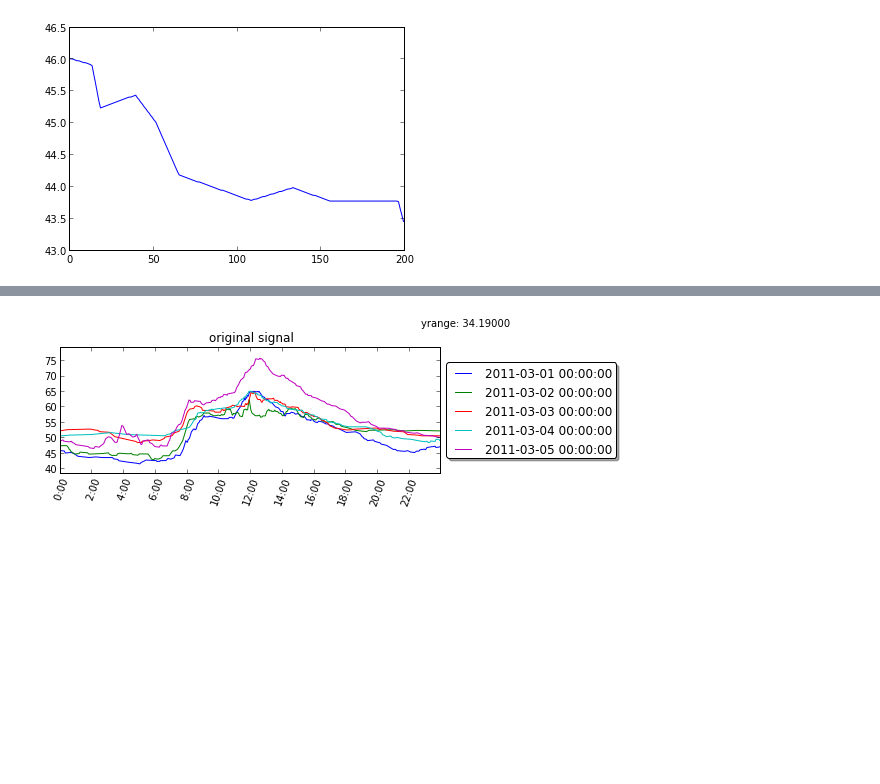
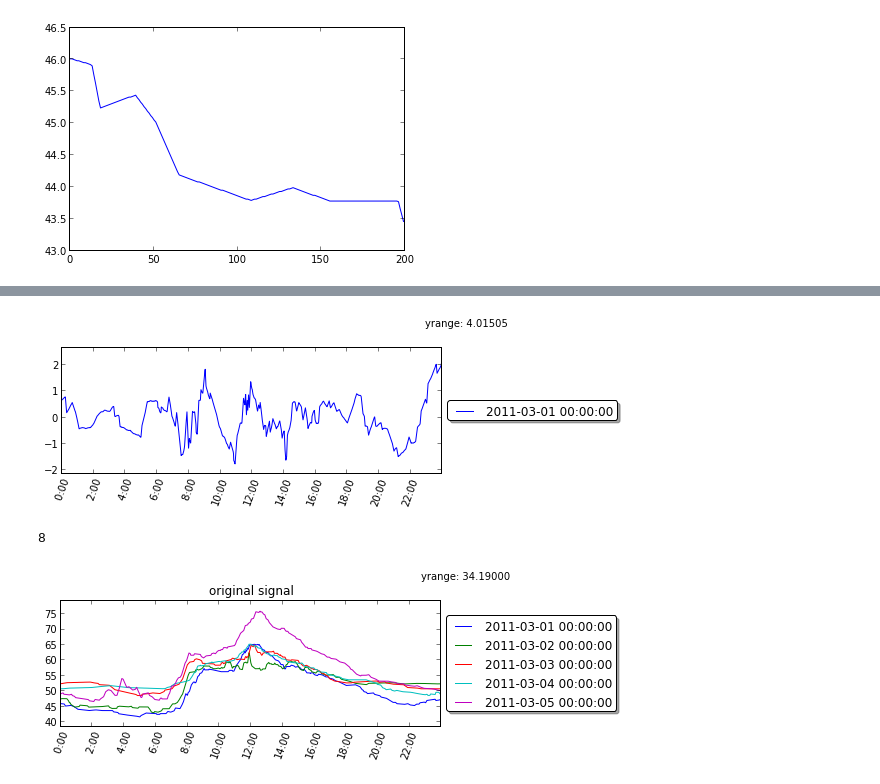
Before and after one commit to melkherj/SmartGridProject, a Jupyter notebook: notebooks/Test_Wavelet_Compression.ipynb, the cells around one changed output, grey strips where cells are left out. Saved outputs shown, nothing was run; the diff lists cells and outputs as text; code cells hidden in the pictures; blank space fills up the shorter version.

```diff
--- a/notebooks/Test_Wavelet_Compression.ipynb
+++ b/notebooks/Test_Wavelet_Compression.ipynb
@@ -99,3 +104,11 @@ plot(df_reconstructed.values[i,:300])
+# %%
+plot_daily_series(residual.head(n=1))
+# %% [output]
+[figure, added]
+# %%
+svd_compressors[-1].k
+# %% [output]
+8
 # %%
 plot_daily_series(df.head(n=5),samples=None,title='original signal')
 show()
```
Also changed, not shown: parts of 3 cells of this notebook, 2 other files.
